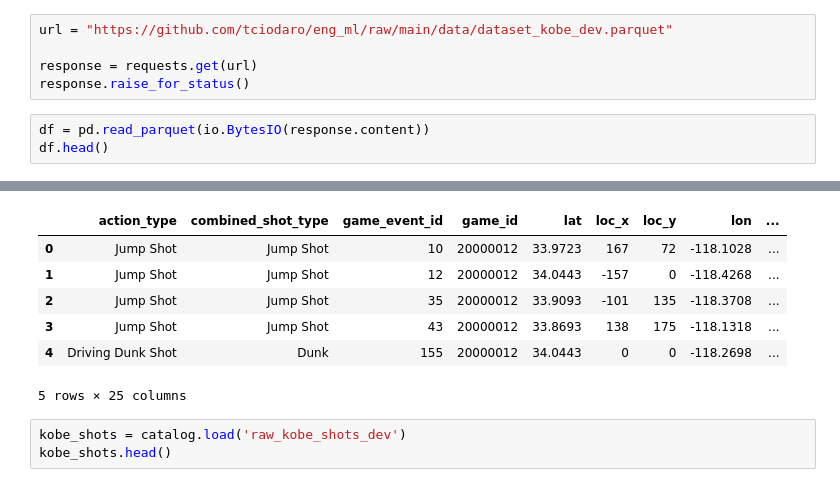
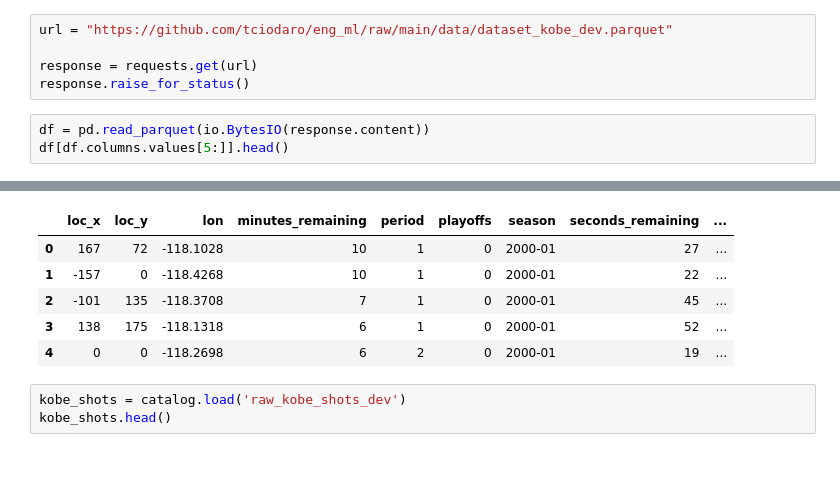
Before and after one commit to thealexandrelara/project-infnet-engenharia-de-machine-learning, a Jupyter notebook: notebooks/data_exploration.ipynb, the cells around one changed output, grey strips where cells are left out. Saved outputs shown, nothing was run; the diff lists cells and outputs as text.

```diff
--- a/notebooks/data_exploration.ipynb
+++ b/notebooks/data_exploration.ipynb
@@ -48,16 +54,15 @@ response = requests.get(url)
 response.raise_for_status()
 # %%
 df = pd.read_parquet(io.BytesIO(response.content))
-df.head()
+df[df.columns.values[5:]].head()
 # %% [output]
 [interactive output not drawn]
-|  | action_type | combined_shot_type | game_event_id | game_id | lat | loc_x | loc_y | lon | ... |
-| 0 | Jump Shot | Jump Shot | 10 | 20000012 | 33.9723 | 167 | 72 | -118.1028 | ... |
-| 1 | Jump Shot | Jump Shot | 12 | 20000012 | 34.0443 | -157 | 0 | -118.4268 | ... |
-| 2 | Jump Shot | Jump Shot | 35 | 20000012 | 33.9093 | -101 | 135 | -118.3708 | ... |
-| 3 | Jump Shot | Jump Shot | 43 | 20000012 | 33.8693 | 138 | 175 | -118.1318 | ... |
-| 4 | Driving Dunk Shot | Dunk | 155 | 20000012 | 34.0443 | 0 | 0 | -118.2698 | ... |
+|  | loc_x | loc_y | lon | minutes_remaining | period | playoffs | season | seconds_remaining | ... |
+| 0 | 167 | 72 | -118.1028 | 10 | 1 | 0 | 2000-01 | 27 | ... |
+| 1 | -157 | 0 | -118.4268 | 10 | 1 | 0 | 2000-01 | 22 | ... |
+| 2 | -101 | 135 | -118.3708 | 7 | 1 | 0 | 2000-01 | 45 | ... |
+| 3 | 138 | 175 | -118.1318 | 6 | 1 | 0 | 2000-01 | 52 | ... |
+| 4 | 0 | 0 | -118.2698 | 6 | 2 | 0 | 2000-01 | 19 | ... |
-5 rows × 25 columns
 # %%
 kobe_shots = catalog.load('raw_kobe_shots_dev')
 kobe_shots.head()
```
Also changed, not shown: parts of 1 cell of this notebook, 1 other file.
